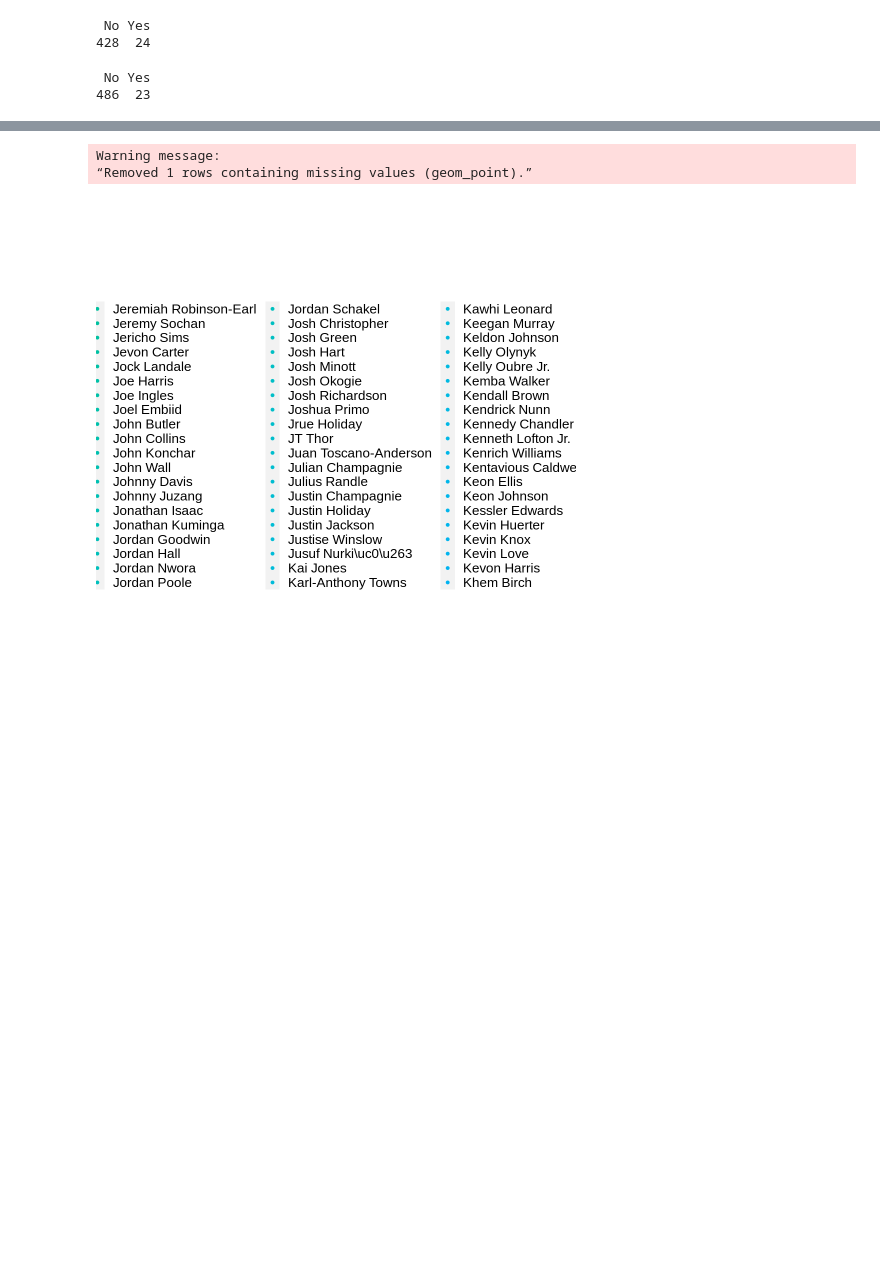
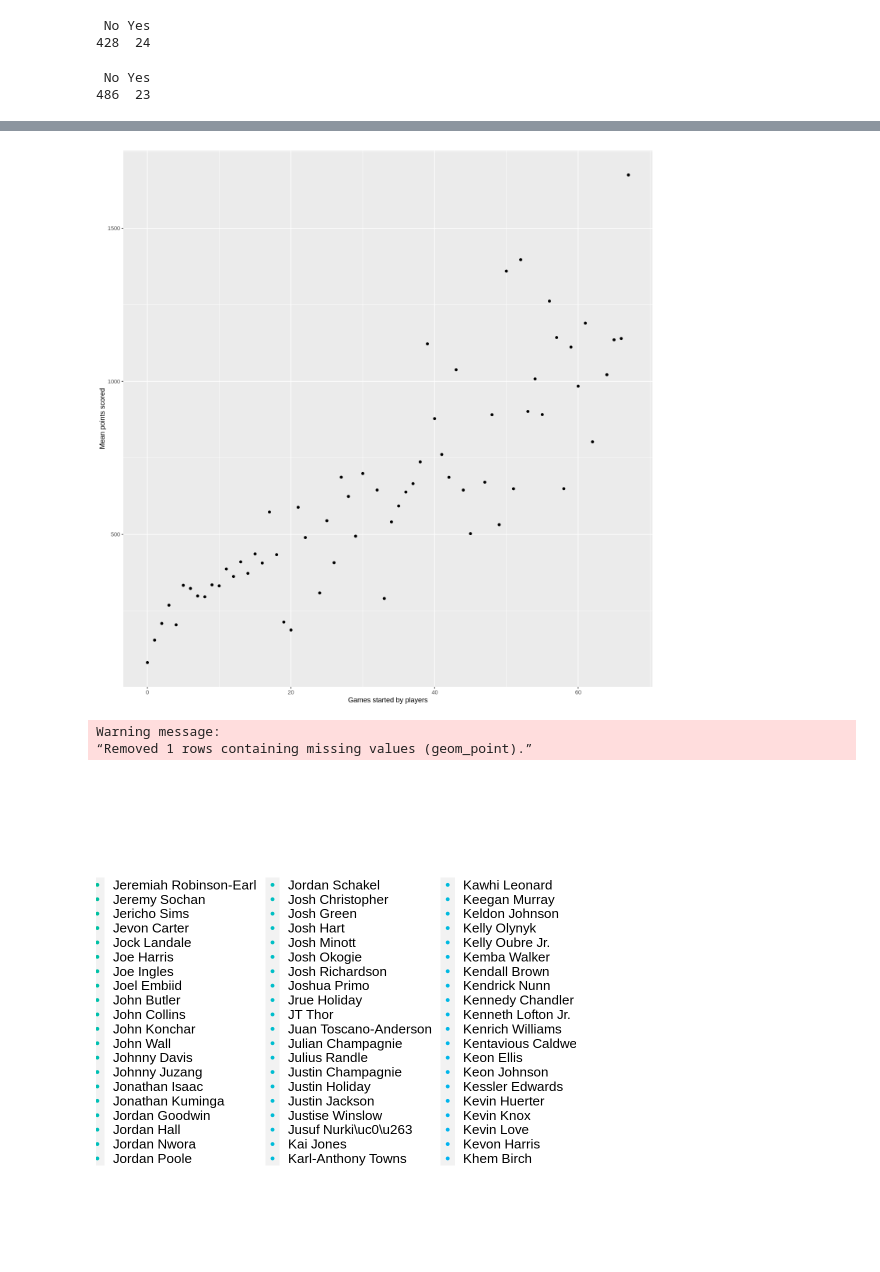
Before and after one commit to DrakenRaptor/Section006-28-Proposal, a Jupyter notebook: ProjectTrial.ipynb, the cells around one changed output, grey strips where cells are left out. Drawn from its saved outputs; the diff is of its cells as text; code cells hidden in the pictures; blank space fills up the shorter version.

```diff
--- a/ProjectTrial.ipynb
+++ b/ProjectTrial.ipynb
@@ -372,0 +346,12 @@ print("hello")
+# %%
+#summary statistics
+#let's try to figure out which of the variables will be the best predictor for our target variable.
+
+summary <- new_obs_training |>
+           group_by(games_started) |>
+           summarize(mean_points = mean(points))
+summary
+
+
+#the higher the number of games started, the higher the average number of points scored per game,
+#increasing such a player's chances of making it into the all star selections
@@ -373,3 +369,13 @@ print("hello")
+# %%
+options(repr.plot.width = 12, repr.plot.height = 12)
+#let's plot games started against the mean number of points to visualize this
+gs_against_meanpts <- summary |>
+                      ggplot(aes(x = games_started, y= mean_points)) +
+                      geom_point() +
+                      labs(x= "Games started by players", y= "Mean points scored")
+gs_against_meanpts
+# %% [output]
+[figure, added]
 # %%
 options(repr.plot.width = 8, repr.plot.height = 8)
 
```
Also changed, not shown: parts of 5 cells of this notebook.
